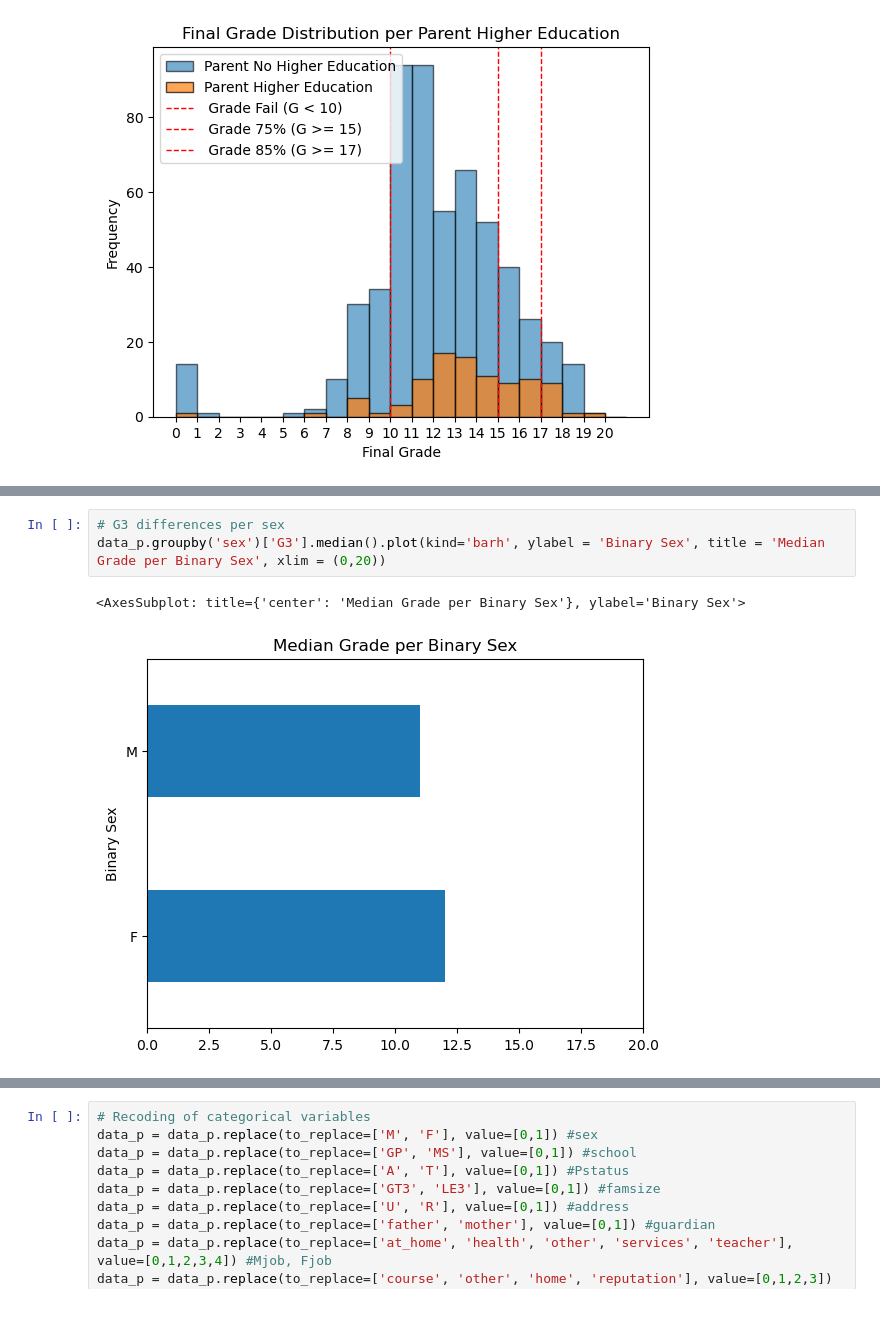
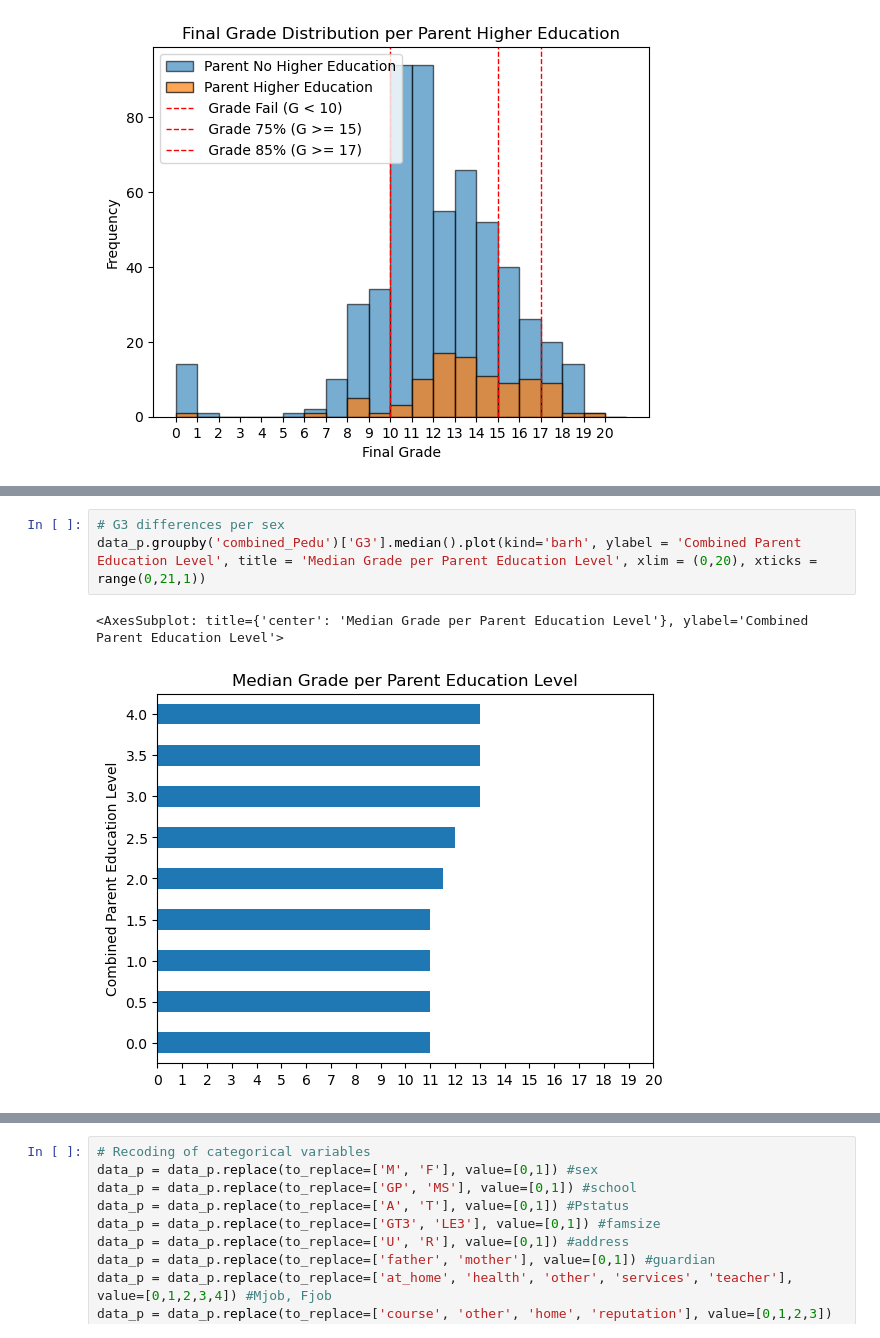
Before and after one commit to annebelleo/INFOMHCML, a Jupyter notebook: exploratory-analysis.ipynb, the cells around one changed output, grey strips where cells are left out. Saved outputs shown, nothing was run; the diff lists cells and outputs as text.

```diff
--- a/exploratory-analysis.ipynb
+++ b/exploratory-analysis.ipynb
@@ -112,6 +132,6 @@ plt.show()
 # %%
 # G3 differences per sex
-data_p.groupby('sex')['G3'].median().plot(kind='barh', ylabel = 'Binary Sex', title = 'Median Grade per Binary Sex', xlim = (0,20))
+data_p.groupby('combined_Pedu')['G3'].median().plot(kind='barh', ylabel = 'Combined Parent Education Level', title = 'Median Grade per Parent Education Level', xlim = (0,20), xticks = range(0,21,1))
 # %% [output]
-<AxesSubplot: title={'center': 'Median Grade per Binary Sex'}, ylabel='Binary Sex'>
+<AxesSubplot: title={'center': 'Median Grade per Parent Education Level'}, ylabel='Combined Parent Education Level'>
-[figure, old version]
+[figure, new version]
```
Also changed, not shown: parts of 2 cells of this notebook, 1 other file.
